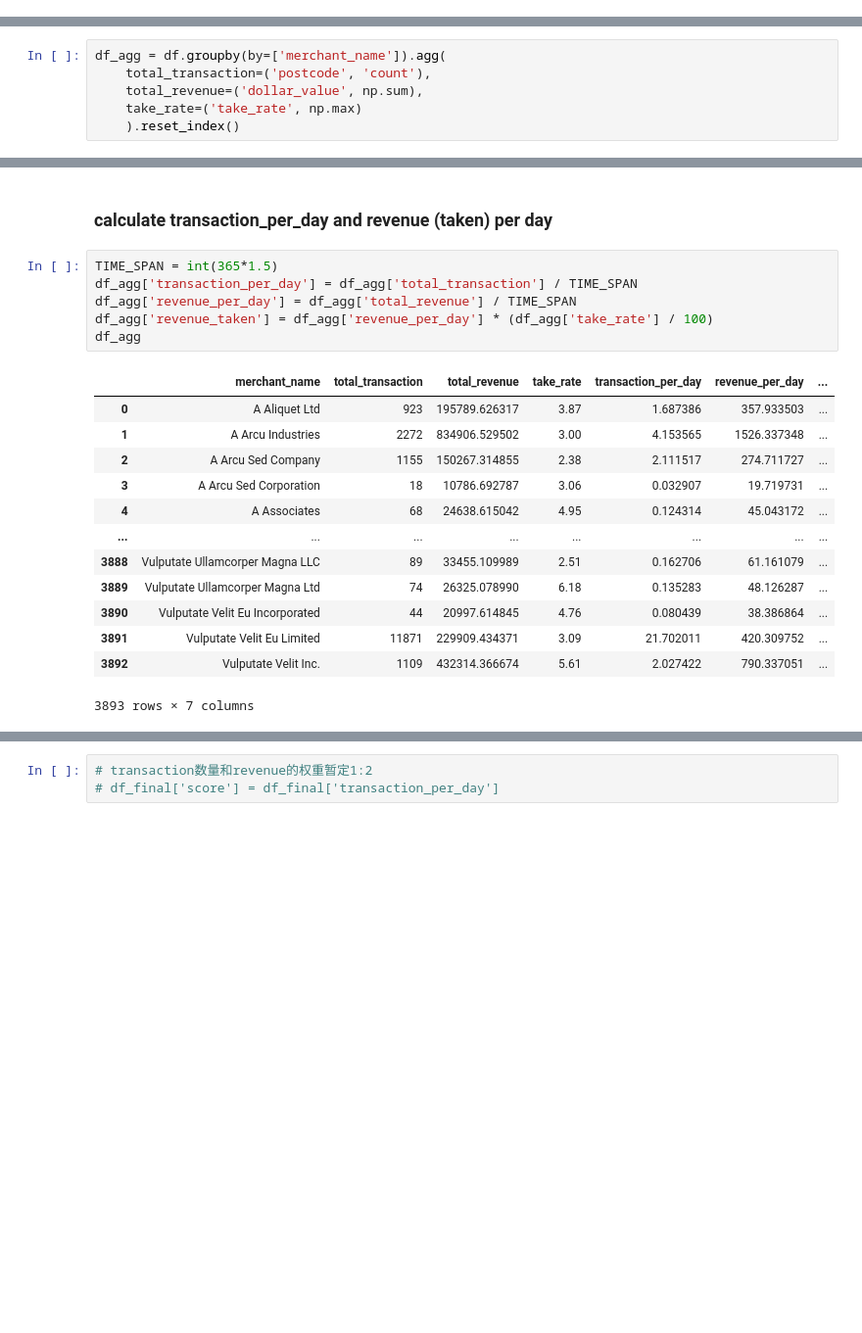
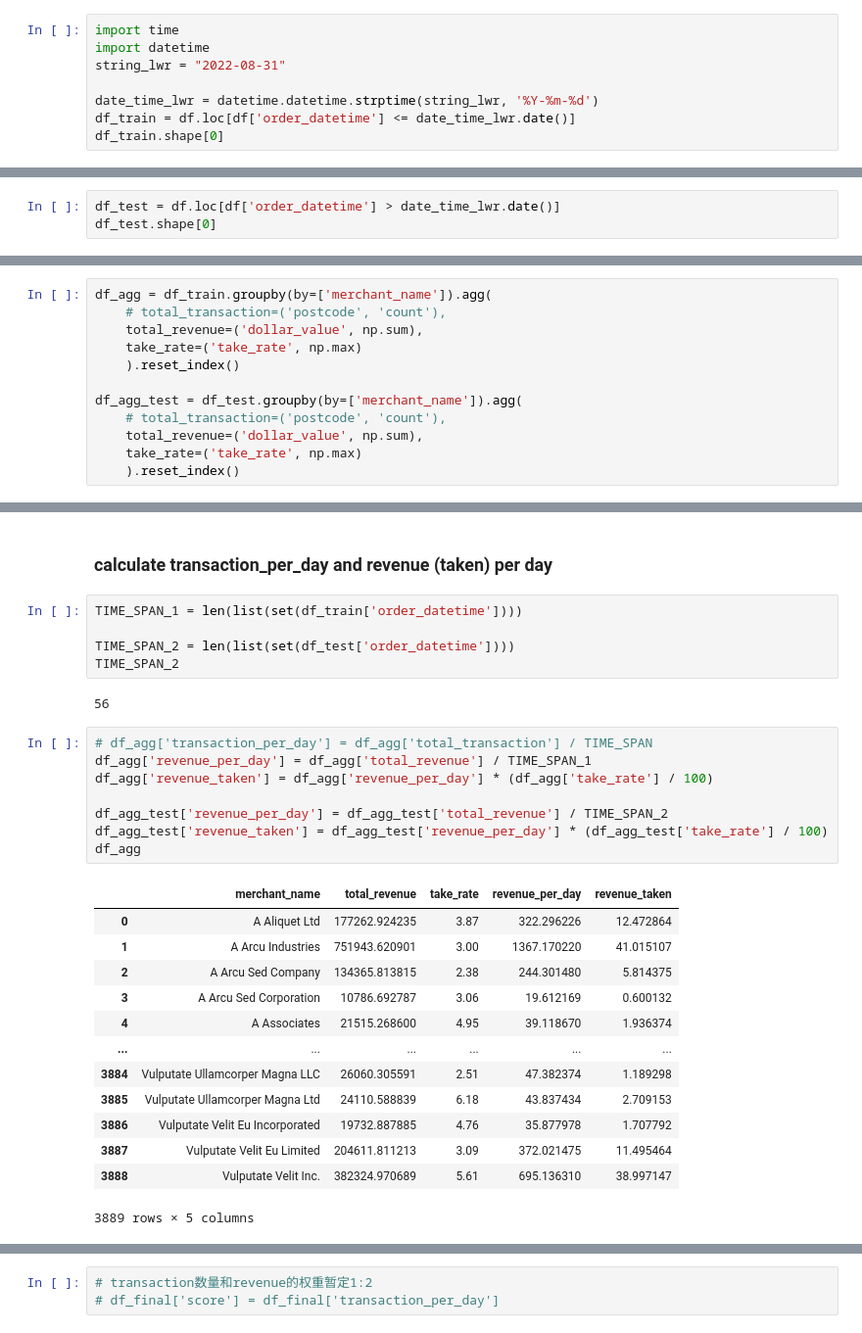
Before and after one commit to MAST30034-Applied-Data-Science/generic-buy-now-pay-later-project-group-27, a Jupyter notebook: notebooks/transaction_model.ipynb, the cells around one changed output, grey strips where cells are left out. Shown at 98% size. Cells and saved outputs as stored; diff of their text form; blank space fills up the shorter version.

```diff
--- a/notebooks/transaction_model.ipynb
+++ b/notebooks/transaction_model.ipynb
@@ -36,3 +37,11 @@ df
 | 11087923 | 7470 | 1985.000000 | 45.0 | 1.157059e+08 | 49789.000000 | 58290.000000 | 4373.000000 | 3931.6 | ... |
 | 11087924 | 7470 | 1985.000000 | 45.0 | 1.157059e+08 | 49789.000000 | 58290.000000 | 4373.000000 | 3931.6 | ... |
 11087925 rows × 26 columns
+# %%
+import time
+import datetime
+string_lwr = "2022-08-31"
+
+date_time_lwr = datetime.datetime.strptime(string_lwr, '%Y-%m-%d')
+df_train = df.loc[df['order_datetime'] <= date_time_lwr.date()]
+df_train.shape[0]
@@ -38,0 +50,3 @@ df
+# %%
+df_test = df.loc[df['order_datetime'] > date_time_lwr.date()]
+df_test.shape[0]
@@ -39,8 +55,14 @@ df
 # %% [markdown]
 ### get total transactions and revenue by each merchant, with their take rate
 # %%
-df_agg = df.groupby(by=['merchant_name']).agg(
-    total_transaction=('postcode', 'count'),
+df_agg = df_train.groupby(by=['merchant_name']).agg(
+    # total_transaction=('postcode', 'count'),
     total_revenue=('dollar_value', np.sum),
     take_rate=('take_rate', np.max)
     ).reset_index()
+
+df_agg_test = df_test.groupby(by=['merchant_name']).agg(
+    # total_transaction=('postcode', 'count'),
+    total_revenue=('dollar_value', np.sum),
+    take_rate=('take_rate', np.max)
+    ).reset_index()
@@ -123,23 +160,32 @@ df2
 # %% [markdown]
 ### calculate transaction_per_day and revenue (taken) per day
+# %%
+TIME_SPAN_1 = len(list(set(df_train['order_datetime'])))
+
+TIME_SPAN_2 = len(list(set(df_test['order_datetime'])))
+TIME_SPAN_2
+# %% [output]
+56
 # %%
-TIME_SPAN = int(365*1.5)
-df_agg['transaction_per_day'] = df_agg['total_transaction'] / TIME_SPAN
-df_agg['revenue_per_day'] = df_agg['total_revenue'] / TIME_SPAN
+# df_agg['transaction_per_day'] = df_agg['total_transaction'] / TIME_SPAN
+df_agg['revenue_per_day'] = df_agg['total_revenue'] / TIME_SPAN_1
 df_agg['revenue_taken'] = df_agg['revenue_per_day'] * (df_agg['take_rate'] / 100)
+
+df_agg_test['revenue_per_day'] = df_agg_test['total_revenue'] / TIME_SPAN_2
+df_agg_test['revenue_taken'] = df_agg_test['revenue_per_day'] * (df_agg_test['take_rate'] / 100)
 df_agg
 # %% [output]
-|  | merchant_name | total_transaction | total_revenue | take_rate | transaction_per_day | revenue_per_day | ... |
-| 0 | A Aliquet Ltd | 923 | 195789.626317 | 3.87 | 1.687386 | 357.933503 | ... |
-| 1 | A Arcu Industries | 2272 | 834906.529502 | 3.00 | 4.153565 | 1526.337348 | ... |
-| 2 | A Arcu Sed Company | 1155 | 150267.314855 | 2.38 | 2.111517 | 274.711727 | ... |
-| 3 | A Arcu Sed Corporation | 18 | 10786.692787 | 3.06 | 0.032907 | 19.719731 | ... |
-| 4 | A Associates | 68 | 24638.615042 | 4.95 | 0.124314 | 45.043172 | ... |
-| ... | ... | ... | ... | ... | ... | ... | ... |
-| 3888 | Vulputate Ullamcorper Magna LLC | 89 | 33455.109989 | 2.51 | 0.162706 | 61.161079 | ... |
-| 3889 | Vulputate Ullamcorper Magna Ltd | 74 | 26325.078990 | 6.18 | 0.135283 | 48.126287 | ... |
-| 3890 | Vulputate Velit Eu Incorporated | 44 | 20997.614845 | 4.76 | 0.080439 | 38.386864 | ... |
-| 3891 | Vulputate Velit Eu Limited | 11871 | 229909.434371 | 3.09 | 21.702011 | 420.309752 | ... |
-| 3892 | Vulputate Velit Inc. | 1109 | 432314.366674 | 5.61 | 2.027422 | 790.337051 | ... |
+|  | merchant_name | total_revenue | take_rate | revenue_per_day | revenue_taken |
+| 0 | A Aliquet Ltd | 177262.924235 | 3.87 | 322.296226 | 12.472864 |
+| 1 | A Arcu Industries | 751943.620901 | 3.00 | 1367.170220 | 41.015107 |
+| 2 | A Arcu Sed Company | 134365.813815 | 2.38 | 244.301480 | 5.814375 |
+| 3 | A Arcu Sed Corporation | 10786.692787 | 3.06 | 19.612169 | 0.600132 |
+| 4 | A Associates | 21515.268600 | 4.95 | 39.118670 | 1.936374 |
+| ... | ... | ... | ... | ... | ... |
+| 3884 | Vulputate Ullamcorper Magna LLC | 26060.305591 | 2.51 | 47.382374 | 1.189298 |
+| 3885 | Vulputate Ullamcorper Magna Ltd | 24110.588839 | 6.18 | 43.837434 | 2.709153 |
+| 3886 | Vulputate Velit Eu Incorporated | 19732.887885 | 4.76 | 35.877978 | 1.707792 |
+| 3887 | Vulputate Velit Eu Limited | 204611.811213 | 3.09 | 372.021475 | 11.495464 |
+| 3888 | Vulputate Velit Inc. | 382324.970689 | 5.61 | 695.136310 | 38.997147 |
-3893 rows × 7 columns
+3889 rows × 5 columns
 # %%
```
Also changed, not shown: parts of 28 cells of this notebook.
